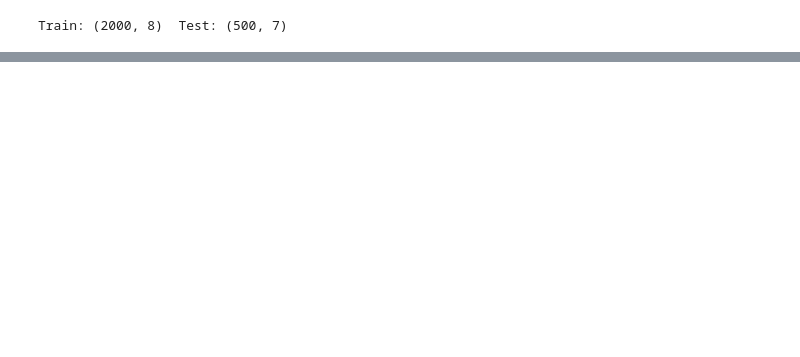
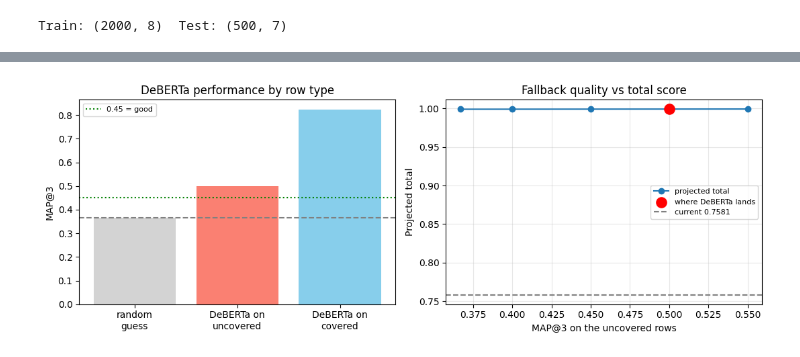
Before and after one commit to 22f1000828/DL-22f1000828-notebook-t22026, a Jupyter notebook: kaggle_notebook.ipynb, the cells around one changed output, grey strips where cells are left out. Saved outputs shown, nothing was run; the diff lists cells and outputs as text; code cells hidden in the pictures; blank space fills up the shorter version.

Commit message:
Kaggle Notebook | DL-22f1000828-notebook-t22026 | Version 62

```diff
--- a/kaggle_notebook.ipynb
+++ b/kaggle_notebook.ipynb
@@ -633,0 +170,12 @@ Those rows are effectively guesses, so they cap the achievable score.
+# %%
+# what would the total be if the fallback improved?
+covered_score = map_at_3(oof_retr[oof_cov], y_true[oof_cov])
+frac_cov = n_cov / len(train)
+
+print("If the fallback scores X on the uncovered rows, the total would be:")
+print()
+for x in [0.3667, 0.40, 0.45, 0.50, 0.55, 0.60]:
+    total = frac_cov * covered_score + (1 - frac_cov) * x
+    print(f"   fallback = {x:.4f}  ->  total = {total:.4f}")
+print()
+print("This is the table that decides whether the rest of this notebook is worth it.")
@@ -633,0 +464,31 @@ Those rows are effectively guesses, so they cap the achievable score.
+# %%
+# a picture of the same thing
+plt.figure(figsize=(11, 4))
+
+plt.subplot(1, 2, 1)
+bars = ['random\nguess', 'DeBERTa on\nuncovered', 'DeBERTa on\ncovered']
+vals = [RANDOM_MAP3, nn_unc, nn_cov]
+cols = ['lightgray', 'salmon' if nn_unc >= 0.40 else 'lightcoral', 'skyblue']
+plt.bar(bars, vals, color=cols)
+plt.axhline(RANDOM_MAP3, color='gray', linestyle='--')
+plt.axhline(0.45, color='green', linestyle=':', label='0.45 = good')
+plt.title("DeBERTa performance by row type")
+plt.ylabel("MAP@3")
+plt.legend(fontsize=8)
+
+plt.subplot(1, 2, 2)
+xs = [0.3667, 0.40, 0.45, 0.50, 0.55]
+ys = [frac_cov * covered_score + (1 - frac_cov) * x for x in xs]
+plt.plot(xs, ys, marker='o', label='projected total')
+plt.scatter([nn_unc], [projected], color='red', s=120, zorder=5, label='where DeBERTa lands')
+plt.axhline(0.7581, color='gray', linestyle='--', label='current 0.7581')
+plt.title("Fallback quality vs total score")
+plt.xlabel("MAP@3 on the uncovered rows")
+plt.ylabel("Projected total")
+plt.legend(fontsize=8)
+plt.grid(True, alpha=0.3)
+
+plt.tight_layout()
+plt.show()
+# %% [output]
+[figure, added]
```
Also changed, not shown: parts of 39 cells of this notebook.
